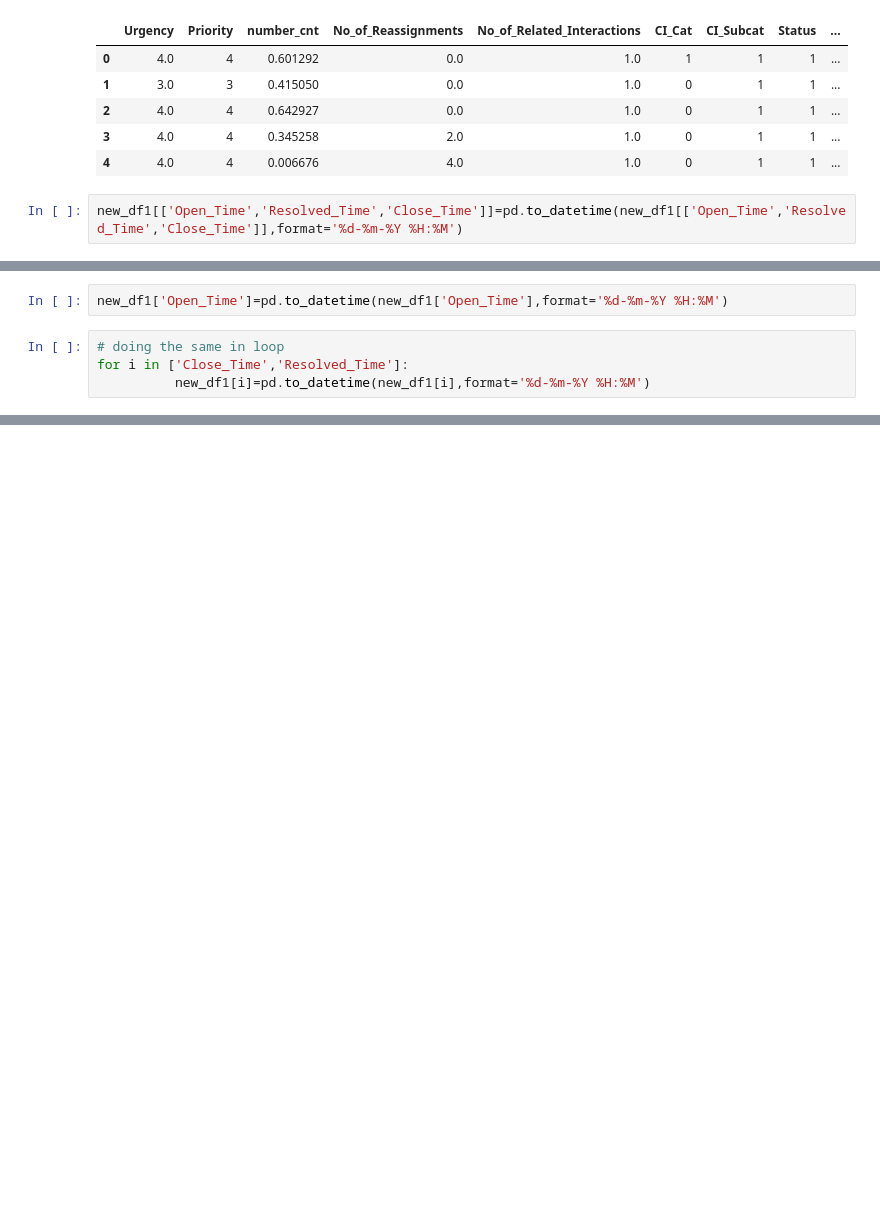
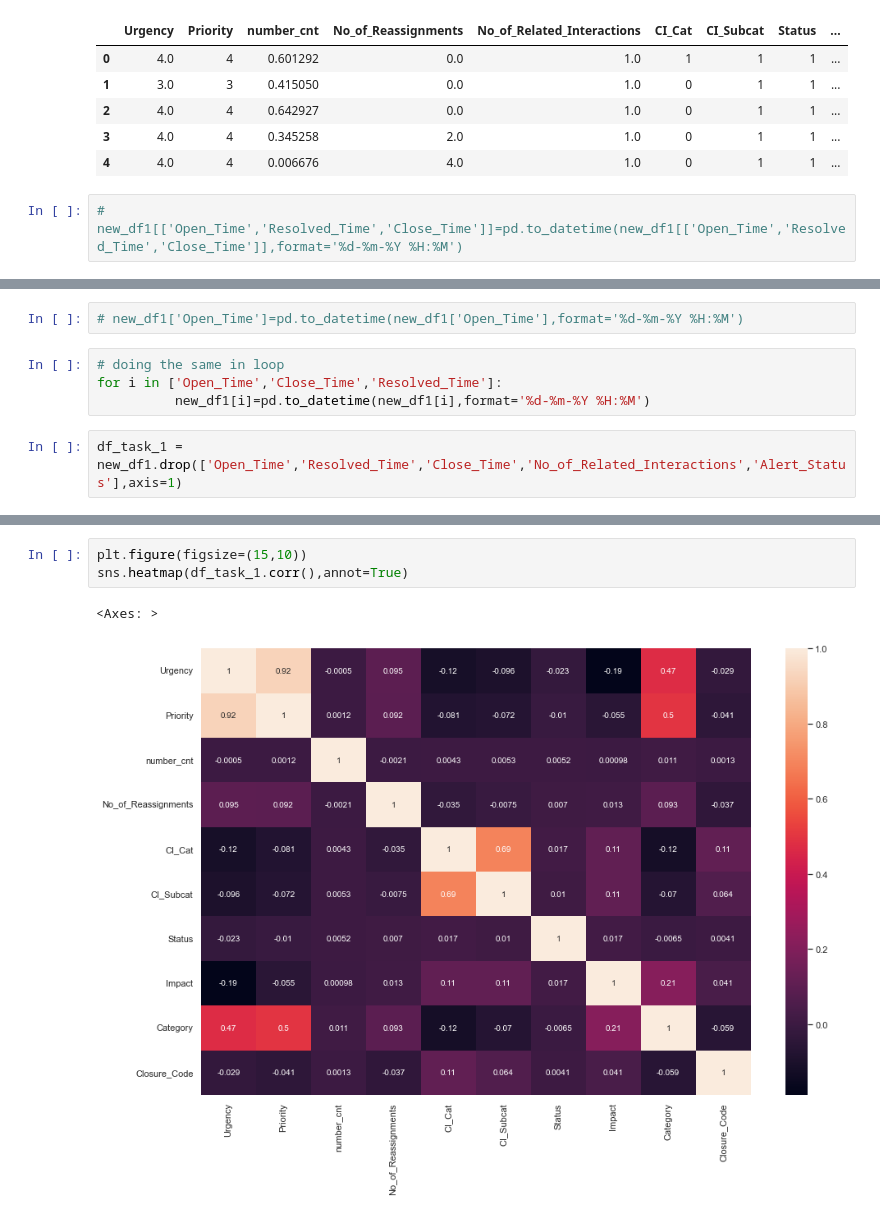
Before and after one commit to ash-171/ABCtech, a Jupyter notebook: PRCL-0012.ipynb, the cells around one changed output, grey strips where cells are left out. Cells and saved outputs as stored; diff of their text form; blank space fills up the shorter version.

```diff
--- a/PRCL-0012.ipynb
+++ b/PRCL-0012.ipynb
@@ -681,4 +693,4 @@ new_df1.head()
 | 3 | 4.0 | 4 | 0.345258 | 2.0 | 1.0 | 0 | 1 | 1 | ... |
 | 4 | 4.0 | 4 | 0.006676 | 4.0 | 1.0 | 0 | 1 | 1 | ... |
 # %%
-new_df1[['Open_Time','Resolved_Time','Close_Time']]=pd.to_datetime(new_df1[['Open_Time','Resolved_Time','Close_Time']],format='%d-%m-%Y %H:%M')
+# new_df1[['Open_Time','Resolved_Time','Close_Time']]=pd.to_datetime(new_df1[['Open_Time','Resolved_Time','Close_Time']],format='%d-%m-%Y %H:%M')
@@ -702,6 +699,8 @@ Name: Open_Time, Length: 45226, dtype: datetime64[ns]
 # %%
-new_df1['Open_Time']=pd.to_datetime(new_df1['Open_Time'],format='%d-%m-%Y %H:%M')
+# new_df1['Open_Time']=pd.to_datetime(new_df1['Open_Time'],format='%d-%m-%Y %H:%M')
 # %%
 # doing the same in loop
-for i in ['Close_Time','Resolved_Time']:
+for i in ['Open_Time','Close_Time','Resolved_Time']:
           new_df1[i]=pd.to_datetime(new_df1[i],format='%d-%m-%Y %H:%M')
+# %%
+df_task_1 = new_df1.drop(['Open_Time','Resolved_Time','Close_Time','No_of_Related_Interactions','Alert_Status'],axis=1)
@@ -707,0 +725,6 @@ for i in ['Close_Time','Resolved_Time']:
+# %%
+plt.figure(figsize=(15,10))
+sns.heatmap(df_task_1.corr(),annot=True)
+# %% [output]
+<Axes: >
+[figure, added]
```
Also changed, not shown: parts of 37 cells of this notebook.
